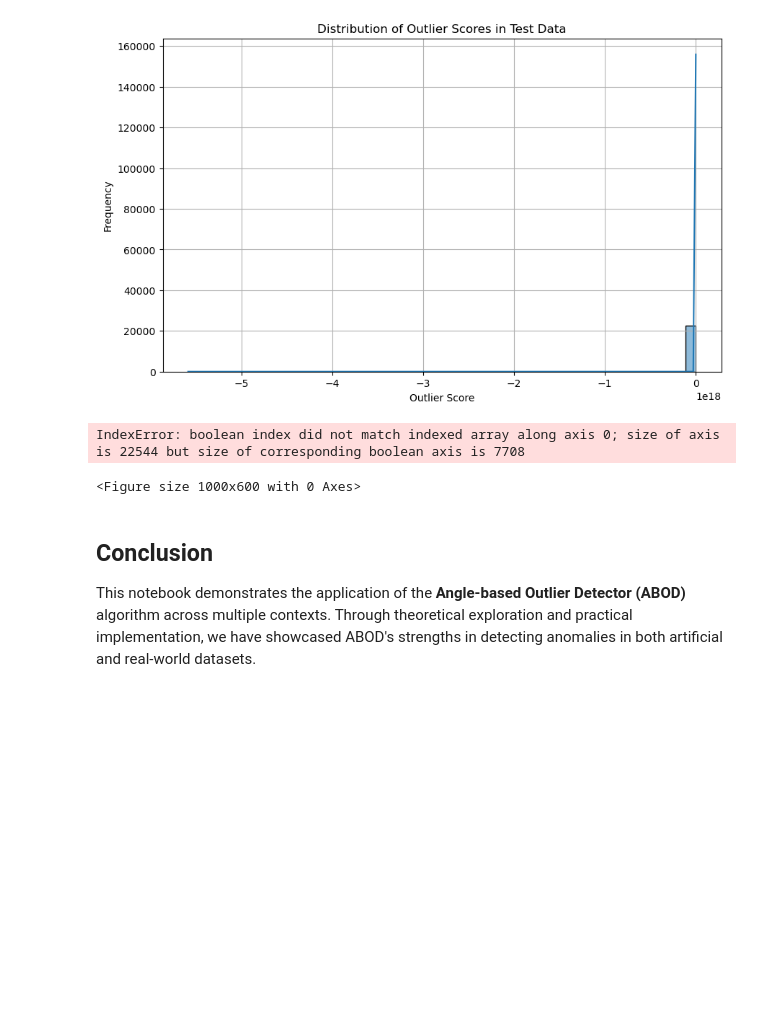
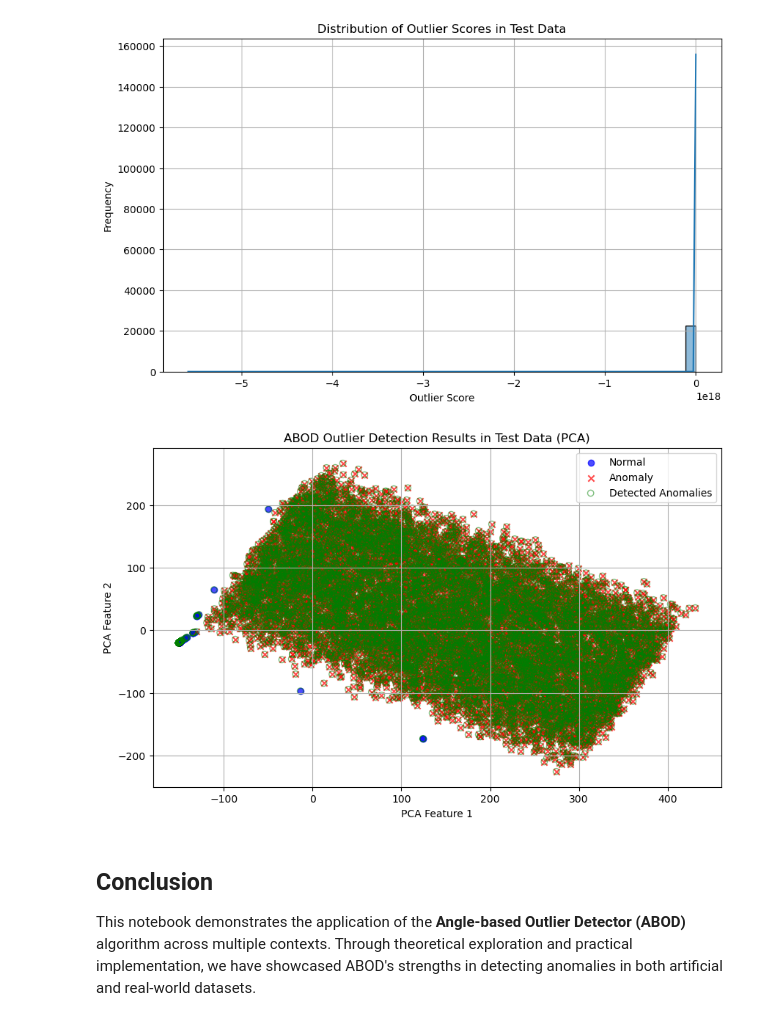
Before and after one commit to dr-saad-la/Anomaly-Detection-Resources, a Jupyter notebook: Python/notebooks/03-abod-algorithm.ipynb, the cells around one changed output. Drawn from its saved outputs; the diff is of its cells as text; code cells hidden in the pictures; blank space fills up the shorter version.

```diff
--- a/Python/notebooks/03-abod-algorithm.ipynb
+++ b/Python/notebooks/03-abod-algorithm.ipynb
@@ -989,21 +989,20 @@ ROC AUC: 0.9996, Precision-Recall AUC: 0.9985
 # %%
 # Visualize detected outliers with PCA
 pca = PCA(n_components=2)
 X_test_pca = pca.fit_transform(X_test_with_anomalies)
 
 plt.figure(figsize=(10, 6))
-plt.scatter(X_test_pca[y_test_with_anomalies == 0, 0], X_test_pca[y_test_augmented == 0, 1], c='b', marker='o', label='Normal', alpha=0.7)
-plt.scatter(X_test_pca[y_test_with_anomalies == 1, 0], X_test_pca[y_test_augmented == 1, 1], c='r', marker='x', label='Anomaly', alpha=0.7)
+plt.scatter(X_test_pca[y_test_with_anomalies == 0, 0], X_test_pca[y_test_with_anomalies == 0, 1], c='b', marker='o', label='Normal', alpha=0.7)
+plt.scatter(X_test_pca[y_test_with_anomalies == 1, 0], X_test_pca[y_test_with_anomalies == 1, 1], c='r', marker='x', label='Anomaly', alpha=0.7)
 plt.scatter(X_test_pca[y_test_pred == 1, 0], X_test_pca[y_test_pred == 1, 1], facecolors='none', edgecolors='g', label='Detected Anomalies', alpha=0.5)
 plt.title("ABOD Outlier Detection Results in Test Data (PCA)")
 plt.xlabel("PCA Feature 1")
 plt.ylabel("PCA Feature 2")
 plt.legend()
 plt.grid(True)
 plt.show()
 # %% [output]
-IndexError: boolean index did not match indexed array along axis 0; size of axis is 22544 but size of corresponding boolean axis is 7708
-<Figure size 1000x600 with 0 Axes>
+[figure, added]
 # %% [markdown]
 ## Conclusion
 
```
